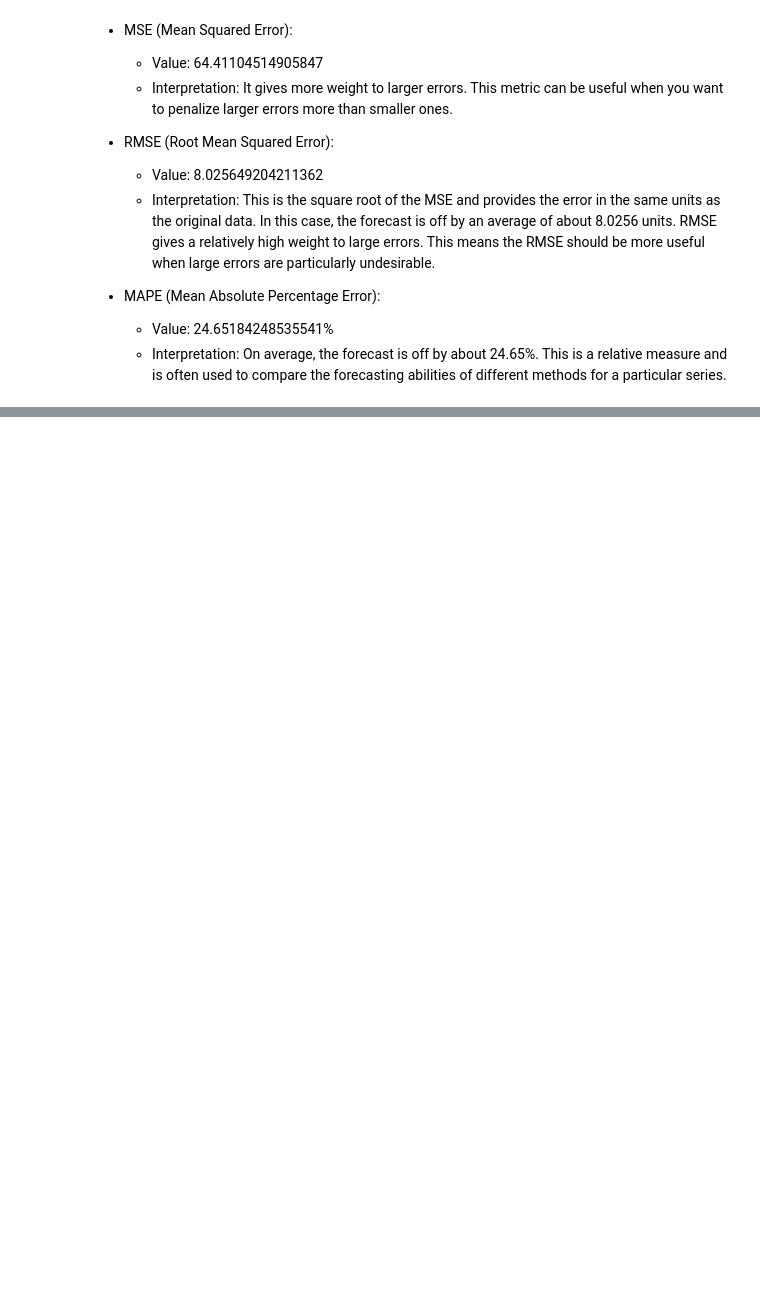
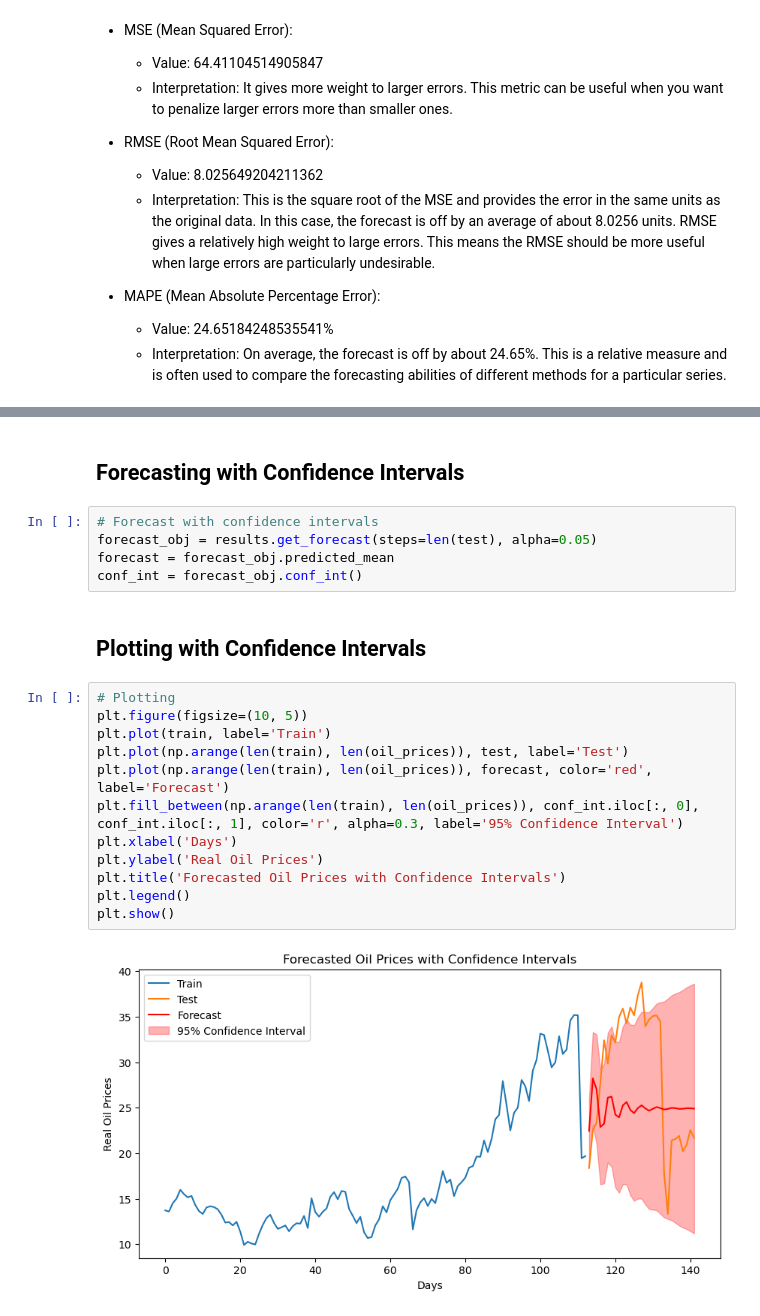
Before and after one commit to Hutto04/The-Oval-Table, a Jupyter notebook: Maria-Mills/Models/ARIMA/arima-1.ipynb, the cells around one changed output, grey strips where cells are left out. Cells and saved outputs as stored; diff of their text form; blank space fills up the shorter version.

```diff
--- a/Maria-Mills/Models/ARIMA/arima-1.ipynb
+++ b/Maria-Mills/Models/ARIMA/arima-1.ipynb
@@ -236,0 +287,23 @@ MAPE: 26.539065822527686%
+# %% [markdown]
+## Forecasting with Confidence Intervals
+# %%
+# Forecast with confidence intervals
+forecast_obj = results.get_forecast(steps=len(test), alpha=0.05)
+forecast = forecast_obj.predicted_mean
+conf_int = forecast_obj.conf_int()
+# %% [markdown]
+## Plotting with Confidence Intervals
+# %%
+# Plotting
+plt.figure(figsize=(10, 5))
+plt.plot(train, label='Train')
+plt.plot(np.arange(len(train), len(oil_prices)), test, label='Test')
+plt.plot(np.arange(len(train), len(oil_prices)), forecast, color='red', label='Forecast')
+plt.fill_between(np.arange(len(train), len(oil_prices)), conf_int.iloc[:, 0], conf_int.iloc[:, 1], color='r', alpha=0.3, label='95% Confidence Interval')
+plt.xlabel('Days')
+plt.ylabel('Real Oil Prices')
+plt.title('Forecasted Oil Prices with Confidence Intervals')
+plt.legend()
+plt.show()
+# %% [output]
+[figure, added]
```
Also changed, not shown: parts of 10 cells of this notebook, 11 other files.
